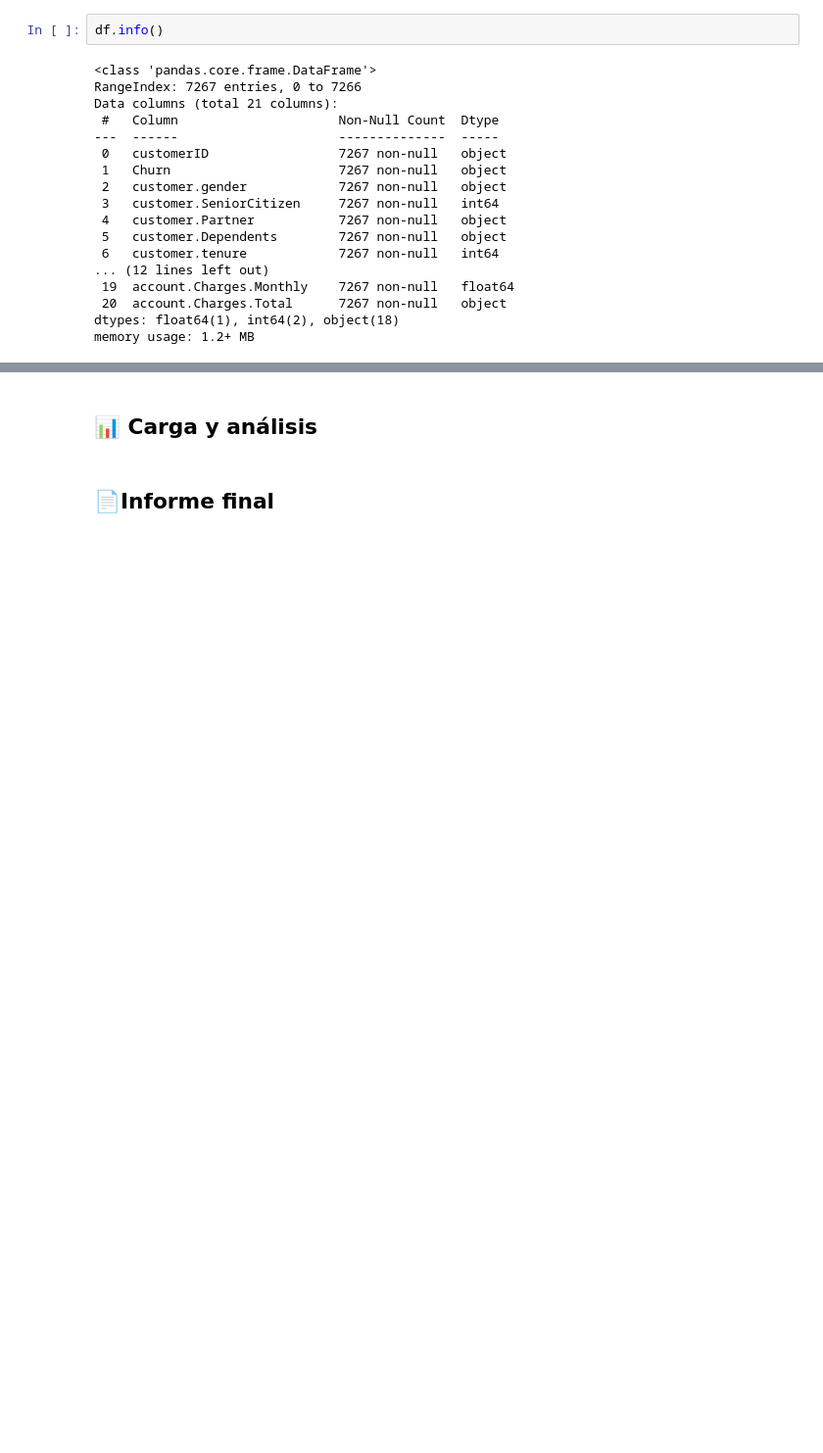
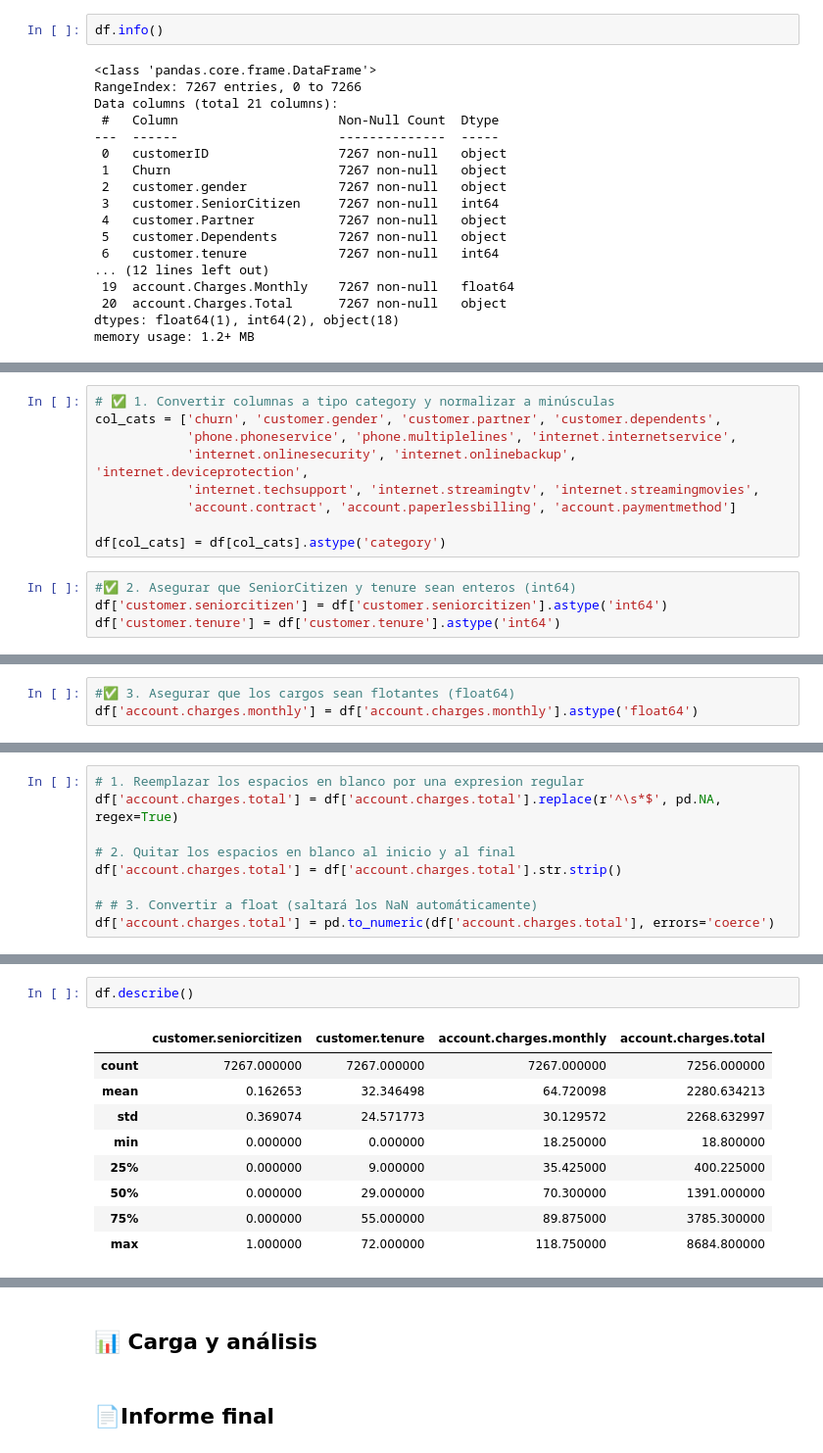
Before and after one commit to WLozanoH/TelecomX-Data-Science-AL, a Jupyter notebook: TelecomX.ipynb, the cells around one changed output, grey strips where cells are left out. Shown at 98% size. Cells and saved outputs as stored; diff of their text form; blank space fills up the shorter version.

```diff
--- a/TelecomX.ipynb
+++ b/TelecomX.ipynb
@@ -81,0 +164,13 @@ memory usage: 1.2+ MB
+# %%
+# ✅ 1. Convertir columnas a tipo category y normalizar a minúsculas
+col_cats = ['churn', 'customer.gender', 'customer.partner', 'customer.dependents',
+            'phone.phoneservice', 'phone.multiplelines', 'internet.internetservice',
+            'internet.onlinesecurity', 'internet.onlinebackup', 'internet.deviceprotection',
+            'internet.techsupport', 'internet.streamingtv', 'internet.streamingmovies',
+            'account.contract', 'account.paperlessbilling', 'account.paymentmethod']
+
+df[col_cats] = df[col_cats].astype('category')
+# %%
+#✅ 2. Asegurar que SeniorCitizen y tenure sean enteros (int64)
+df['customer.seniorcitizen'] = df['customer.seniorcitizen'].astype('int64')
+df['customer.tenure'] = df['customer.tenure'].astype('int64')
@@ -81,0 +179,3 @@ memory usage: 1.2+ MB
+# %%
+#✅ 3. Asegurar que los cargos sean flotantes (float64)
+df['account.charges.monthly'] = df['account.charges.monthly'].astype('float64')
@@ -81,0 +184,9 @@ memory usage: 1.2+ MB
+# %%
+# 1. Reemplazar los espacios en blanco por una expresion regular
+df['account.charges.total'] = df['account.charges.total'].replace(r'^\s*$', pd.NA, regex=True)
+
+# 2. Quitar los espacios en blanco al inicio y al final
+df['account.charges.total'] = df['account.charges.total'].str.strip()
+
+# # 3. Convertir a float (saltará los NaN automáticamente)
+df['account.charges.total'] = pd.to_numeric(df['account.charges.total'], errors='coerce')
@@ -81,0 +213,12 @@ memory usage: 1.2+ MB
+# %%
+df.describe()
+# %% [output]
+|  | customer.seniorcitizen | customer.tenure | account.charges.monthly | account.charges.total |
+| count | 7267.000000 | 7267.000000 | 7267.000000 | 7256.000000 |
+| mean | 0.162653 | 32.346498 | 64.720098 | 2280.634213 |
+| std | 0.369074 | 24.571773 | 30.129572 | 2268.632997 |
+| min | 0.000000 | 0.000000 | 18.250000 | 18.800000 |
+| 25% | 0.000000 | 9.000000 | 35.425000 | 400.225000 |
+| 50% | 0.000000 | 29.000000 | 70.300000 | 1391.000000 |
+| 75% | 0.000000 | 55.000000 | 89.875000 | 3785.300000 |
+| max | 1.000000 | 72.000000 | 118.750000 | 8684.800000 |
```
Also changed, not shown: parts of 35 cells of this notebook.
